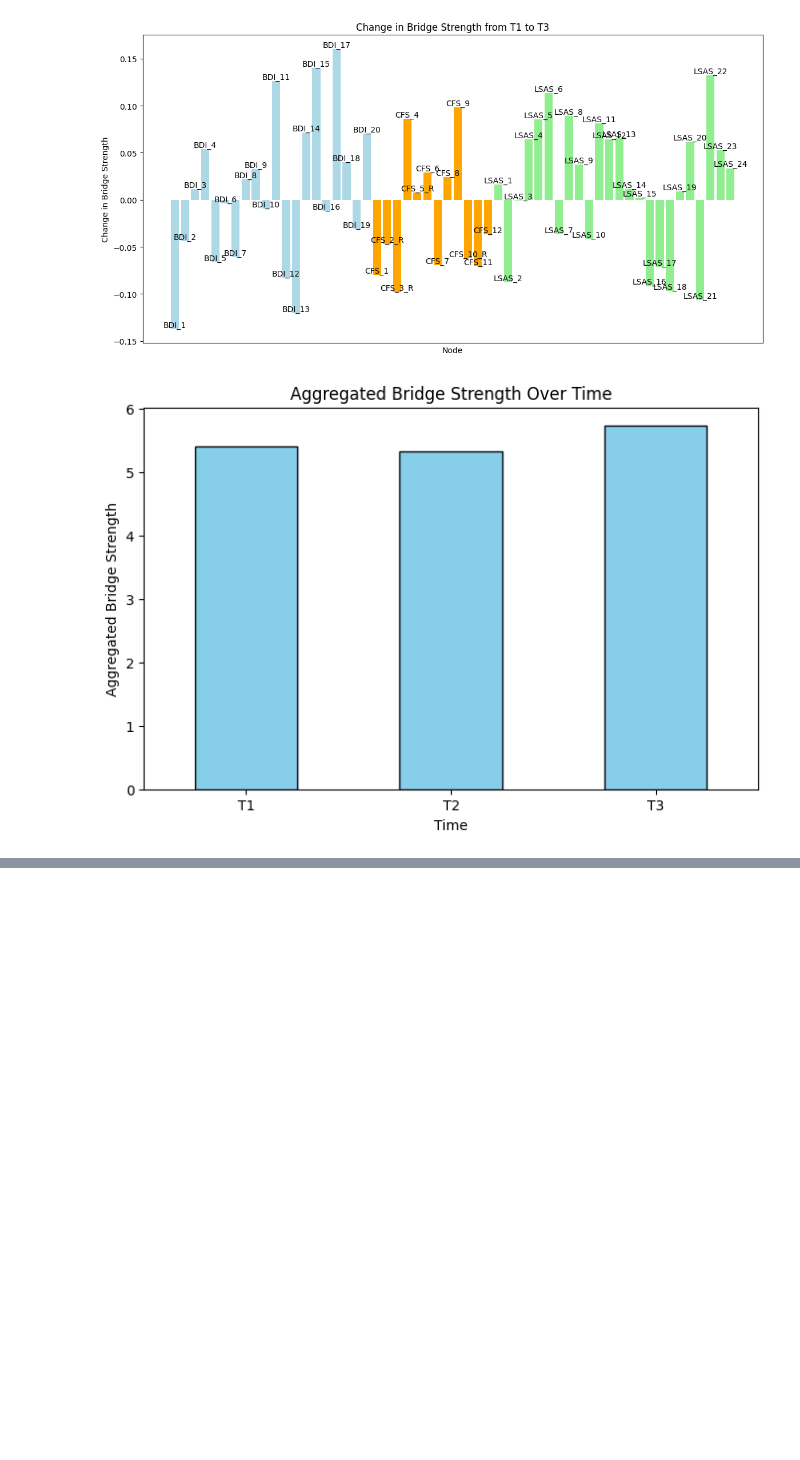
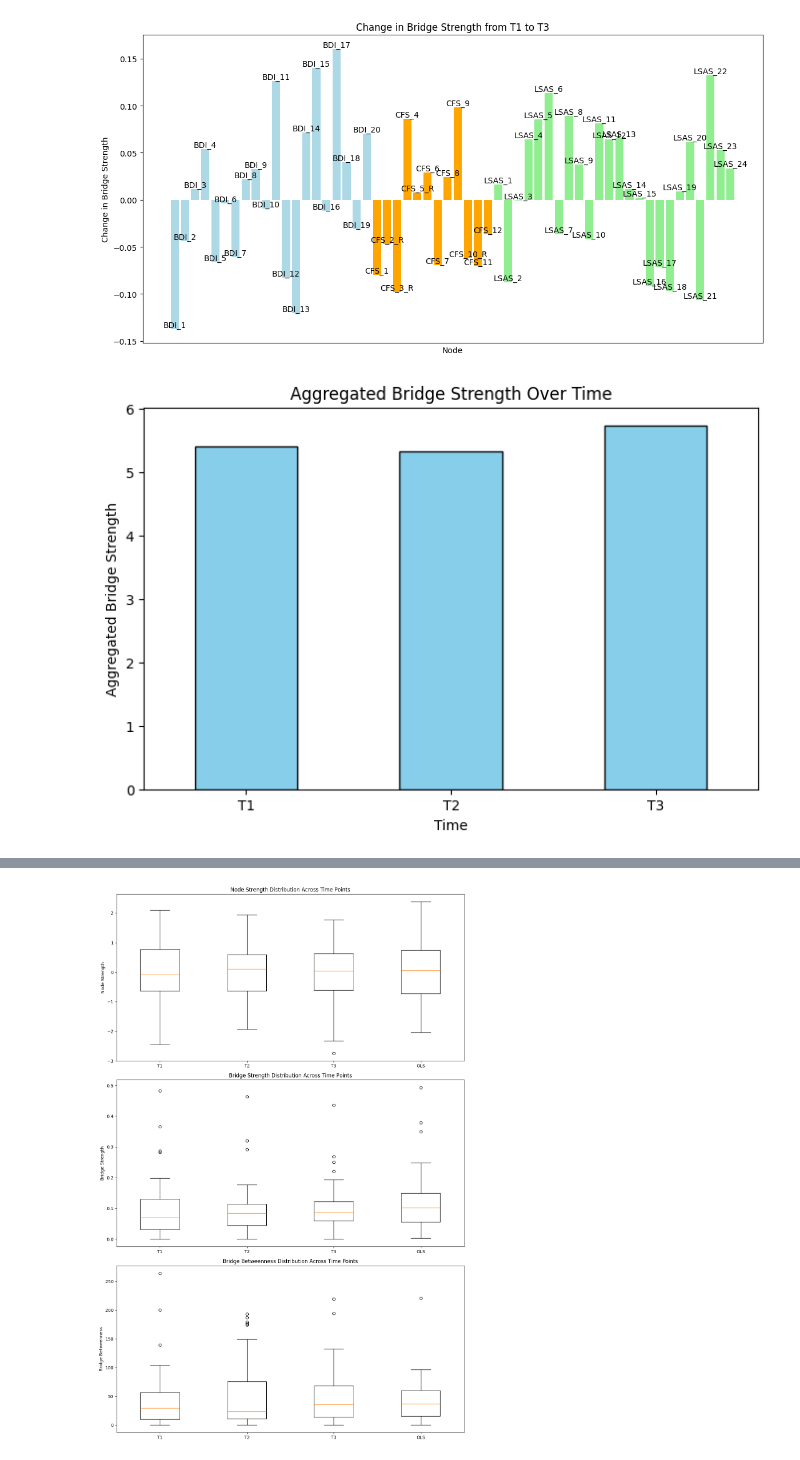
Before and after one commit to madisonlaprise/Senior_Thesis, a Jupyter notebook: Study2/EBICGlasso_Evolution/Centrality Measures/Bridge_Analysis.ipynb, the cells around one changed output, grey strips where cells are left out. Drawn from its saved outputs; the diff is of its cells as text; code cells hidden in the pictures; blank space fills up the shorter version.

```diff
--- a/Study2/EBICGlasso_Evolution/Centrality Measures/Bridge_Analysis.ipynb
+++ b/Study2/EBICGlasso_Evolution/Centrality Measures/Bridge_Analysis.ipynb
@@ -352,0 +270,93 @@ plt.show()
+# %%
+import pandas as pd
+import matplotlib.pyplot as plt
+
+# File paths for the uploaded CSV files
+file_paths = {
+    "bridge_T1": "bridge_T1.csv",
+    "bridge_T2": "bridge_T2.csv",
+    "bridge_T3": "bridge_T3.csv",
+    "bridge_OLS": "bridge_OLS.csv",
+    "strength_T1": "strength_T1.csv",
+    "strength_T2": "strength_T2.csv",
+    "strength_T3": "strength_T3.csv",
+    "strength_OLS": "strength_OLS.csv",
+}
+
+
+# Load the CSV files into dataframes
+dataframes = {name: pd.read_csv(path) for name, path in file_paths.items()}
+
+# Prepare summary statistics for each time point and OLS network
+summary_stats = {}
+
+# Calculate descriptive statistics for node strength, bridge strength, and bridge betweenness at each time point
+for time_point in ["T1", "T2", "T3", "OLS"]:
+    strength_stats = dataframes[f"strength_{time_point}"]["value"].describe()
+    bridge_stats = dataframes[f"bridge_{time_point}"][["Bridge_Strength", "Bridge_Betweenness"]].describe()
+
+    # Store the statistics in a structured way
+    summary_stats[time_point] = {
+        "Node Strength": {
+            "Mean": strength_stats["mean"],
+            "Std": strength_stats["std"],
+            "Min": strength_stats["min"],
+            "25%": strength_stats["25%"],
+            "50% (Median)": strength_stats["50%"],
+            "75%": strength_stats["75%"],
+            "Max": strength_stats["max"],
+        },
+        "Bridge Strength": {
+            "Mean": bridge_stats.loc["mean", "Bridge_Strength"],
+            "Std": bridge_stats.loc["std", "Bridge_Strength"],
+            "Min": bridge_stats.loc["min", "Bridge_Strength"],
+            "25%": bridge_stats.loc["25%", "Bridge_Strength"],
+            "50% (Median)": bridge_stats.loc["50%", "Bridge_Strength"],
+            "75%": bridge_stats.loc["75%", "Bridge_Strength"],
+            "Max": bridge_stats.loc["max", "Bridge_Strength"],
+        },
+        "Bridge Betweenness": {
+            "Mean": bridge_stats.loc["mean", "Bridge_Betweenness"],
+            "Std": bridge_stats.loc["std", "Bridge_Betweenness"],
+            "Min": bridge_stats.loc["min", "Bridge_Betweenness"],
+            "25%": bridge_stats.loc["25%", "Bridge_Betweenness"],
+            "50% (Median)": bridge_stats.loc["50%", "Bridge_Betweenness"],
+            "75%": bridge_stats.loc["75%", "Bridge_Betweenness"],
+            "Max": bridge_stats.loc["max", "Bridge_Betweenness"],
+        }
+    }
+
+# Plot box-and-whisker plots for each metric across time points
+fig, axs = plt.subplots(3, 1, figsize=(12, 18))
+
+# Node Strength Boxplot
+strength_values = [dataframes[f"strength_{tp}"]["value"] for tp in ["T1", "T2", "T3", "OLS"]]
+axs[0].boxplot(strength_values, labels=["T1", "T2", "T3", "OLS"])
+axs[0].set_title("Node Strength Distribution Across Time Points")
+axs[0].set_ylabel("Node Strength")
+
+# Bridge Strength Boxplot
+bridge_strength_values = [dataframes[f"bridge_{tp}"]["Bridge_Strength"] for tp in ["T1", "T2", "T3", "OLS"]]
+axs[1].boxplot(bridge_strength_values, labels=["T1", "T2", "T3", "OLS"])
+axs[1].set_title("Bridge Strength Distribution Across Time Points")
+axs[1].set_ylabel("Bridge Strength")
+
+# Bridge Betweenness Boxplot
+bridge_betweenness_values = [dataframes[f"bridge_{tp}"]["Bridge_Betweenness"] for tp in ["T1", "T2", "T3", "OLS"]]
+axs[2].boxplot(bridge_betweenness_values, labels=["T1", "T2", "T3", "OLS"])
+axs[2].set_title("Bridge Betweenness Distribution Across Time Points")
+axs[2].set_ylabel("Bridge Betweenness")
+
+plt.tight_layout()
+plt.show()
+
+# Print summary statistics in an easy-to-read format
+for time_point, stats in summary_stats.items():
+    print(f"Summary Statistics for {time_point}:")
+    for metric, values in stats.items():
+        print(f"\t{metric}:")
+        for stat, value in values.items():
+            print(f"\t\t{stat}: {value}")
+    print("\n")
+# %% [output]
+[figure, added]
```
Also changed, not shown: parts of 8 cells of this notebook, 4 other files.
